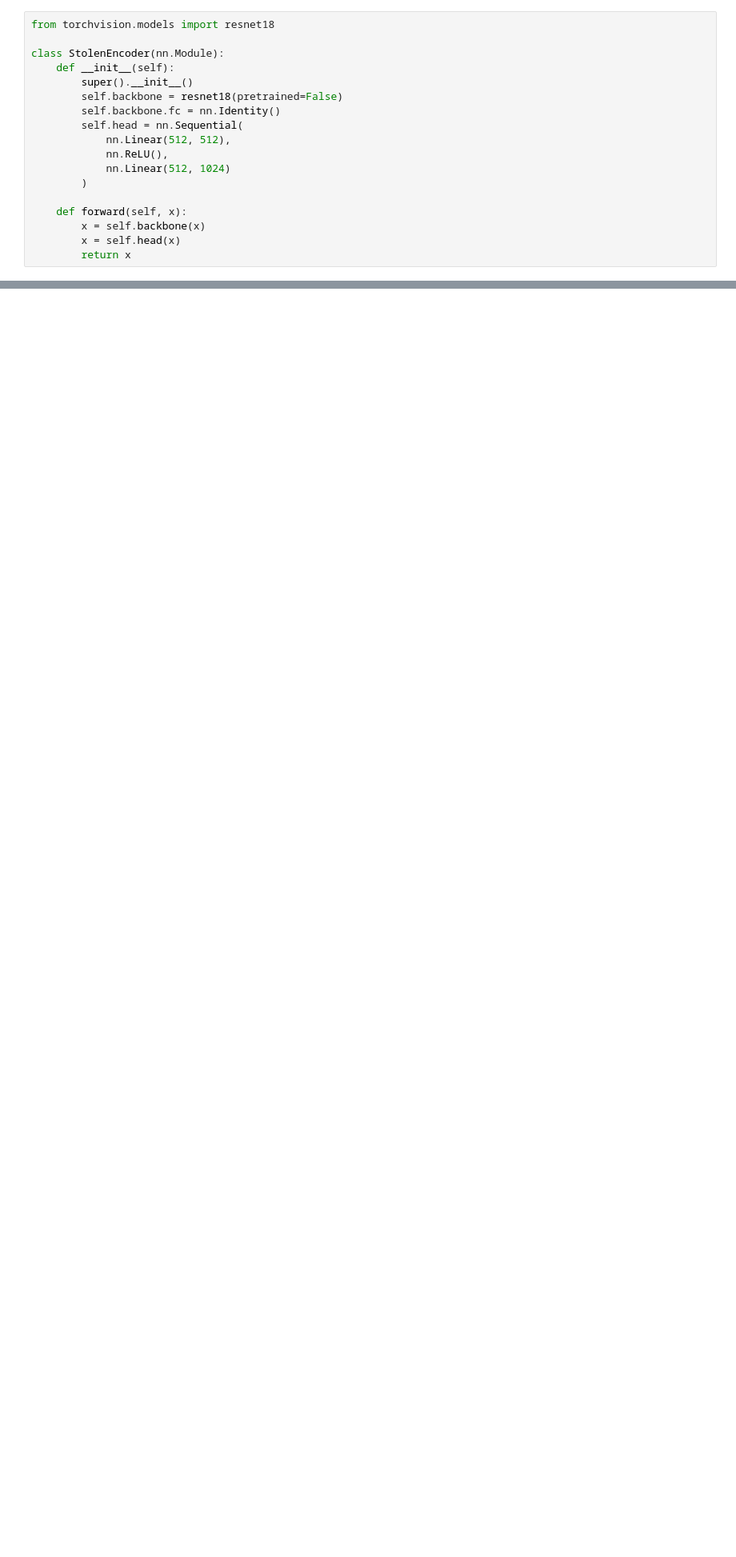
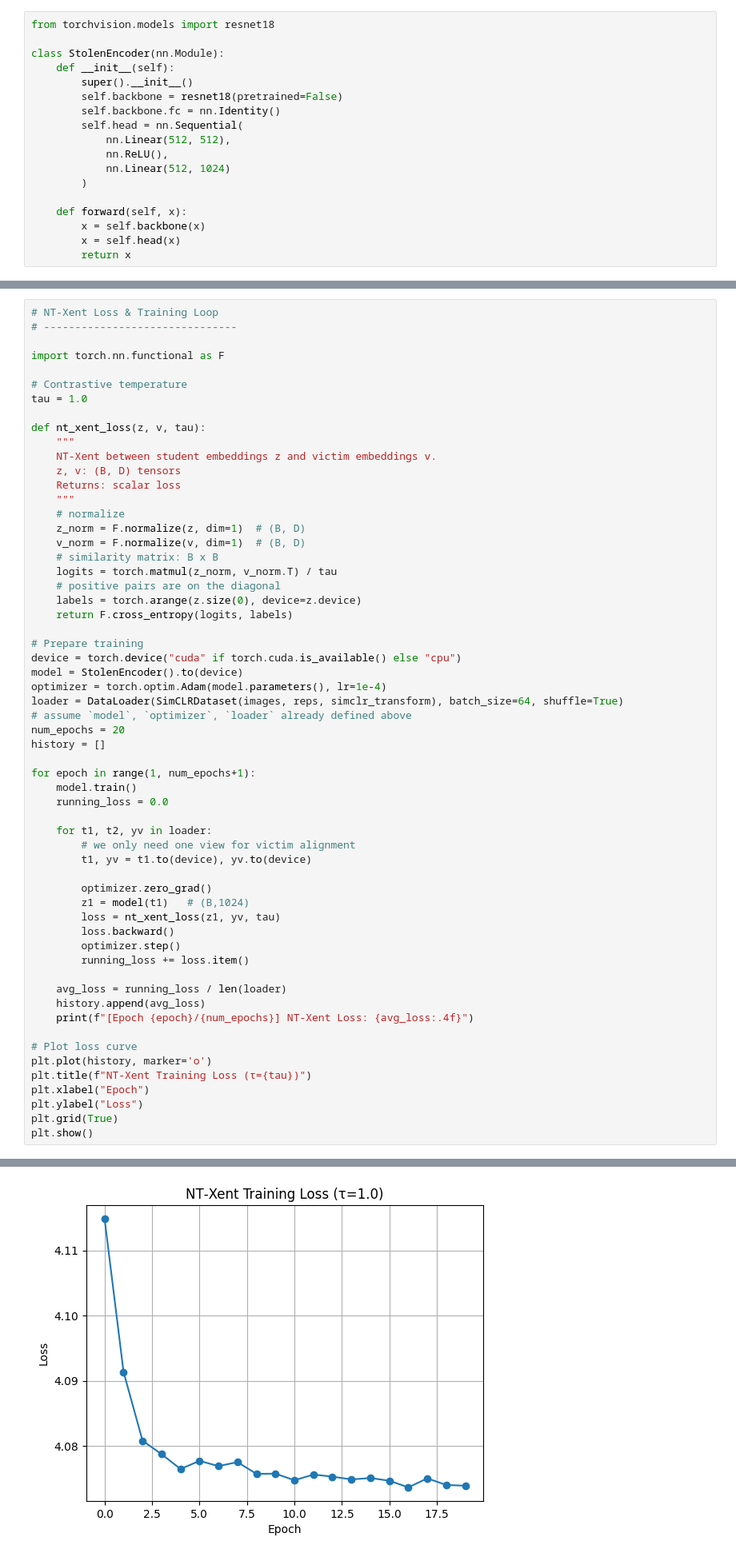
Before and after one commit to SohamTolwala/TML25_A2_39, a Jupyter notebook: train/train_ssl.ipynb, the cells around one changed output, grey strips where cells are left out. Shown: that part at 80% size. Drawn from its saved outputs; the diff is of its cells as text; blank space fills up the shorter version.

```diff
--- a/train/train_ssl.ipynb
+++ b/train/train_ssl.ipynb
@@ -370,0 +452,60 @@ plt.show()
+# %%
+# NT-Xent Loss & Training Loop
+# -------------------------------
+
+import torch.nn.functional as F
+
+# Contrastive temperature
+tau = 1.0
+
+def nt_xent_loss(z, v, tau):
+    """
+    NT-Xent between student embeddings z and victim embeddings v.
+    z, v: (B, D) tensors
+    Returns: scalar loss
+    """
+    # normalize
+    z_norm = F.normalize(z, dim=1)  # (B, D)
+    v_norm = F.normalize(v, dim=1)  # (B, D)
+    # similarity matrix: B x B
+    logits = torch.matmul(z_norm, v_norm.T) / tau
+    # positive pairs are on the diagonal
+    labels = torch.arange(z.size(0), device=z.device)
+    return F.cross_entropy(logits, labels)
+
+# Prepare training
+device = torch.device("cuda" if torch.cuda.is_available() else "cpu")
+model = StolenEncoder().to(device)
+optimizer = torch.optim.Adam(model.parameters(), lr=1e-4)
+loader = DataLoader(SimCLRDataset(images, reps, simclr_transform), batch_size=64, shuffle=True)
+# assume `model`, `optimizer`, `loader` already defined above
+num_epochs = 20
+history = []
+
+for epoch in range(1, num_epochs+1):
+    model.train()
+    running_loss = 0.0
+
+    for t1, t2, yv in loader:
+        # we only need one view for victim alignment
+        t1, yv = t1.to(device), yv.to(device)
+
+        optimizer.zero_grad()
+        z1 = model(t1)   # (B,1024)
+        loss = nt_xent_loss(z1, yv, tau)
+        loss.backward()
+        optimizer.step()
+        running_loss += loss.item()
+
+    avg_loss = running_loss / len(loader)
+    history.append(avg_loss)
+    print(f"[Epoch {epoch}/{num_epochs}] NT‑Xent Loss: {avg_loss:.4f}")
+
+# Plot loss curve
+plt.plot(history, marker='o')
+plt.title(f"NT‑Xent Training Loss (τ={tau})")
+plt.xlabel("Epoch")
+plt.ylabel("Loss")
+plt.grid(True)
+plt.show()
+# %% [output]
@@ -370,0 +532 @@ plt.show()
+[figure, added]
```
Also changed, not shown: parts of 18 cells of this notebook.
